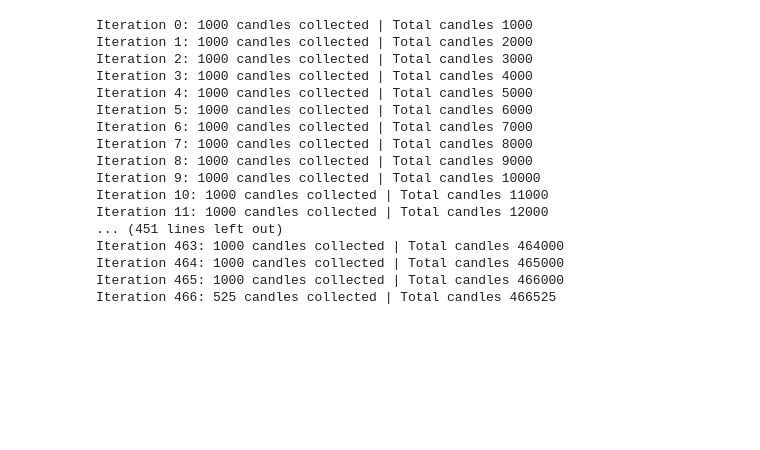
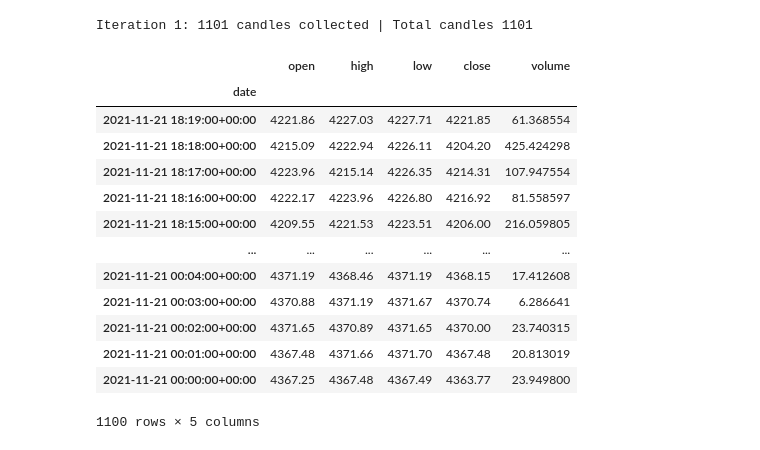
Before and after one commit to KylaM26/BitmexBot, a Jupyter notebook: main.ipynb, the cells around one changed output. Saved outputs shown, nothing was run; the diff lists cells and outputs as text; code cells hidden in the pictures; blank space fills up the shorter version.

```diff
--- a/main.ipynb
+++ b/main.ipynb
@@ -17,30 +26,32 @@ Successfully connected to the Bitmex API.
 # %%
 database = Database(path=DATA_DIR_PATH)
 # %%
-choice = input("Mode: (collect / backtest / trade): ").lower()
-symbol = input("Enter a symbol: ").upper()
+choice = "collect"#input("Mode: (collect / backtest / trade): ").lower()
+symbol = "ETH-USDT"#input("Enter a symbol: ").upper()
+
 if choice == "collect":
-    df = database.add_data(client=bitmex_client, start="2021-01-01", symbol=str(symbol))
+    df = database.add_data(client=client, start="2021-11-21T00:00.00Z", symbol=str(symbol))
 elif choice == "backtest":
-    data = bitmex_client.get_historical_data(symbol=str(symbol))
-    df = database.get_data(client_name=bitmex_client.name, symbol=str(symbol))
+    data = client.get_historical_data(symbol=str(symbol))
+    df = database.get_data(client_name=client.name, symbol=str(symbol))
 elif choice == "trade":
     pass
 # %% [output]
-Iteration 0: 1000 candles collected | Total candles 1000
-Iteration 1: 1000 candles collected | Total candles 2000
-Iteration 2: 1000 candles collected | Total candles 3000
-Iteration 3: 1000 candles collected | Total candles 4000
-Iteration 4: 1000 candles collected | Total candles 5000
-Iteration 5: 1000 candles collected | Total candles 6000
-Iteration 6: 1000 candles collected | Total candles 7000
-Iteration 7: 1000 candles collected | Total candles 8000
-Iteration 8: 1000 candles collected | Total candles 9000
-Iteration 9: 1000 candles collected | Total candles 10000
-Iteration 10: 1000 candles collected | Total candles 11000
-Iteration 11: 1000 candles collected | Total candles 12000
-... (451 lines left out)
-Iteration 463: 1000 candles collected | Total candles 464000
-Iteration 464: 1000 candles collected | Total candles 465000
-Iteration 465: 1000 candles collected | Total candles 466000
-Iteration 466: 525 candles collected | Total candles 466525
+Iteration 1: 1101 candles collected | Total candles 1101
+# %%
+df
+# %% [output]
+|  | open | high | low | close | volume |
+| date |  |  |  |  |  |
+| 2021-11-21 18:19:00+00:00 | 4221.86 | 4227.03 | 4227.71 | 4221.85 | 61.368554 |
+| 2021-11-21 18:18:00+00:00 | 4215.09 | 4222.94 | 4226.11 | 4204.20 | 425.424298 |
+| 2021-11-21 18:17:00+00:00 | 4223.96 | 4215.14 | 4226.35 | 4214.31 | 107.947554 |
+| 2021-11-21 18:16:00+00:00 | 4222.17 | 4223.96 | 4226.80 | 4216.92 | 81.558597 |
+| 2021-11-21 18:15:00+00:00 | 4209.55 | 4221.53 | 4223.51 | 4206.00 | 216.059805 |
+| ... | ... | ... | ... | ... | ... |
+| 2021-11-21 00:04:00+00:00 | 4371.19 | 4368.46 | 4371.19 | 4368.15 | 17.412608 |
+| 2021-11-21 00:03:00+00:00 | 4370.88 | 4371.19 | 4371.67 | 4370.74 | 6.286641 |
+| 2021-11-21 00:02:00+00:00 | 4371.65 | 4370.89 | 4371.65 | 4370.00 | 23.740315 |
+| 2021-11-21 00:01:00+00:00 | 4367.48 | 4371.66 | 4371.70 | 4367.48 | 20.813019 |
+| 2021-11-21 00:00:00+00:00 | 4367.25 | 4367.48 | 4367.49 | 4363.77 | 23.949800 |
+1100 rows × 5 columns
```
Also changed, not shown: parts of 8 cells of this notebook, 9 other files.
